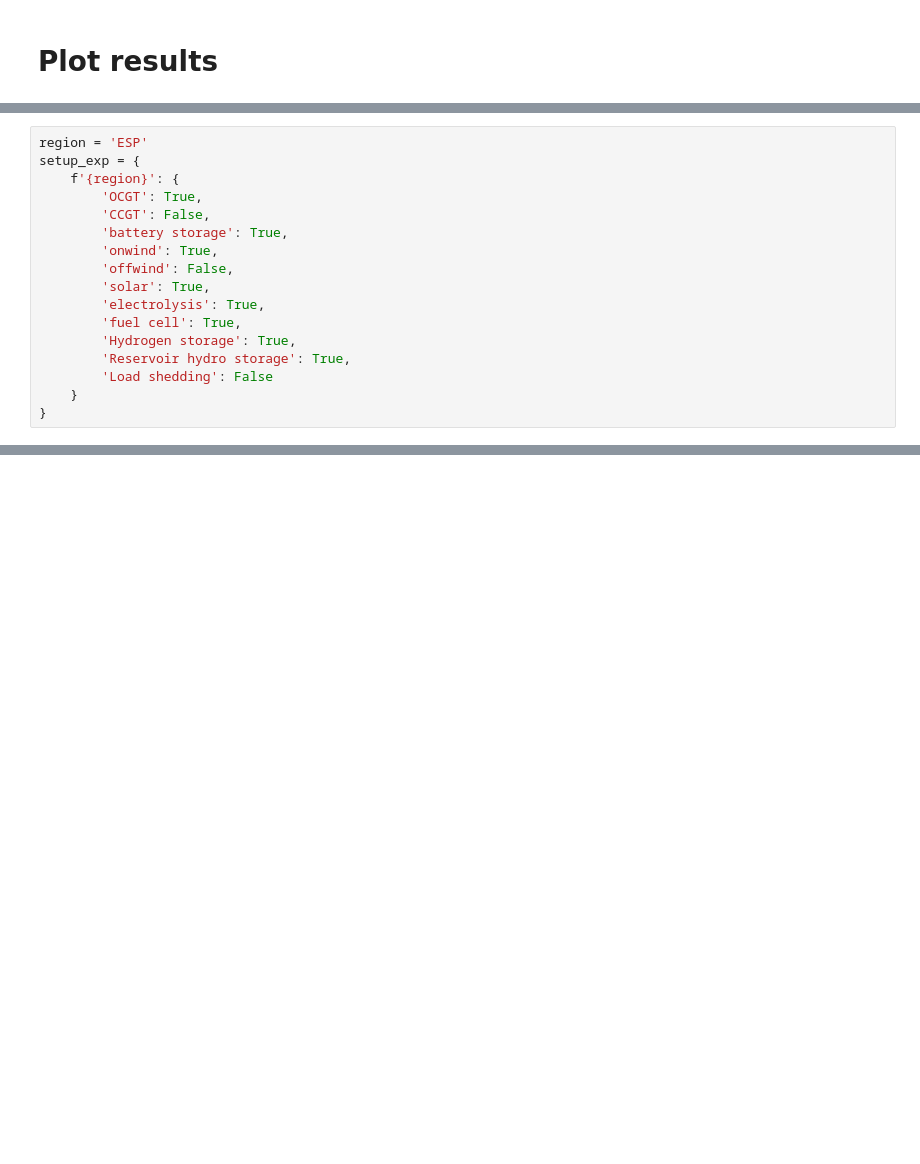
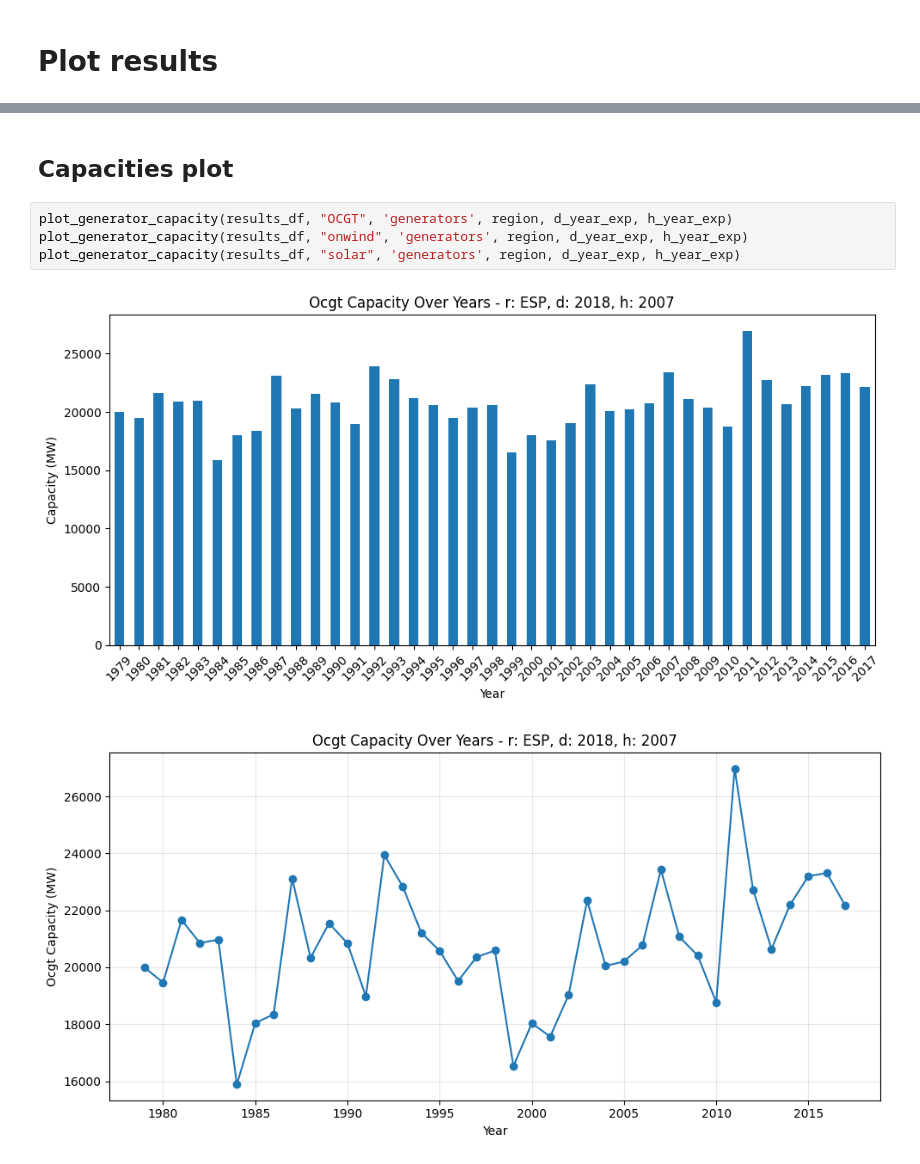
Before and after one commit to jonathangadfelt/MSc-thesis-Jonathan-Gadfelt, a Jupyter notebook: EXP_results.ipynb, the cells around one changed output, grey strips where cells are left out. Drawn from its saved outputs; the diff is of its cells as text; blank space fills up the shorter version.

```diff
--- a/EXP_results.ipynb
+++ b/EXP_results.ipynb
@@ -493,17 +339,0 @@ Objective value (exp_2): 12796602797.481852
-# %%
-region = 'ESP'
-setup_exp = {
-    f'{region}': {
-        'OCGT': True,
-        'CCGT': False,
-        'battery storage': True,
-        'onwind': True,
-        'offwind': False,
-        'solar': True,
-        'electrolysis': True,
-        'fuel cell': True,
-        'Hydrogen storage': True,
-        'Reservoir hydro storage': True,
-        'Load shedding': False
-    }
-}
@@ -609,0 +346,9 @@ battery inverter: 33126.23 EUR/MW | Unit: EUR/MW
+# %% [markdown]
+## Capacities plot
+# %%
+plot_generator_capacity(results_df, "OCGT", 'generators', region, d_year_exp, h_year_exp)
+plot_generator_capacity(results_df, "onwind", 'generators', region, d_year_exp, h_year_exp)
+plot_generator_capacity(results_df, "solar", 'generators', region, d_year_exp, h_year_exp)
+# %% [output]
+[figure, added]
+[figure, added]
```
Also changed, not shown: parts of 42 cells of this notebook, 2 other files.
